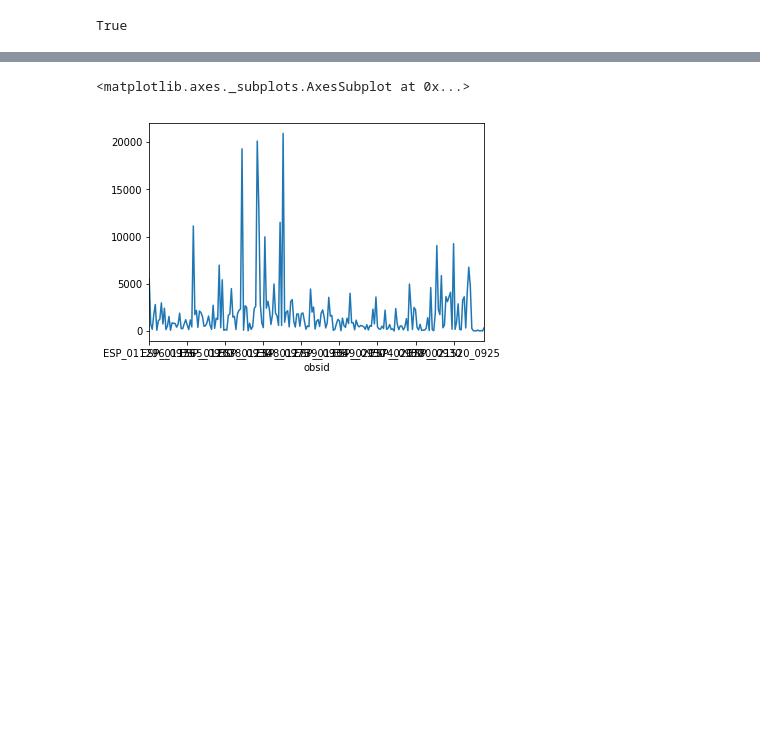
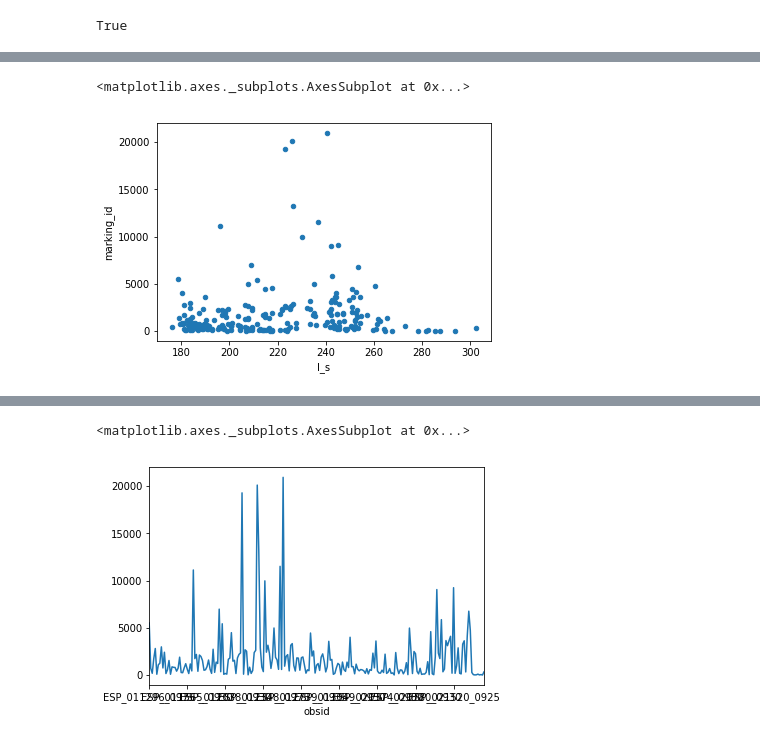
Before and after one commit to zalfalah/Honors, a Jupyter notebook: task 2 incomplete pt 2.ipynb, the cells around one changed output, grey strips where cells are left out. Saved outputs shown, nothing was run; the diff lists cells and outputs as text; code cells hidden in the pictures; blank space fills up the shorter version.

```diff
--- a/task 2 incomplete pt 2.ipynb
+++ b/task 2 incomplete pt 2.ipynb
@@ -37,5 +48,5 @@ fans = pd.read_csv("C:\Users\Zade\Desktop\HonorsMaterials\ForTask1\p4_analysis\P
 # %%
-mixed = pd.concat([blotch, fans], ignore_index=True)
+mixed = pd.concat([blotch, fans], ignore_index=True, sort=False)
 # %%
 mixed.index.is_unique #can prevent w/ concat options ignore_index=True
 # %% [output]
@@ -160,0 +192,2 @@ ESP_011296_0975
+# %%
+mcl = mcl.to_frame()
@@ -160,0 +227,4 @@ ESP_011296_0975
+# %%
+l_s_vs_obsid = mixed.drop_duplicates(subset='obsid').set_index('obsid').l_s
+# %%
+mcl = mcl.join(l_s_vs_obsid)
@@ -160,0 +241,5 @@ ESP_011296_0975
+# %%
+mcl.plot(kind='scatter', x='l_s', y='marking_id')
+# %% [output]
+<matplotlib.axes._subplots.AxesSubplot at 0x...>
+[figure, added]
```
Also changed, not shown: parts of 50 cells of this notebook, 1 other file.
